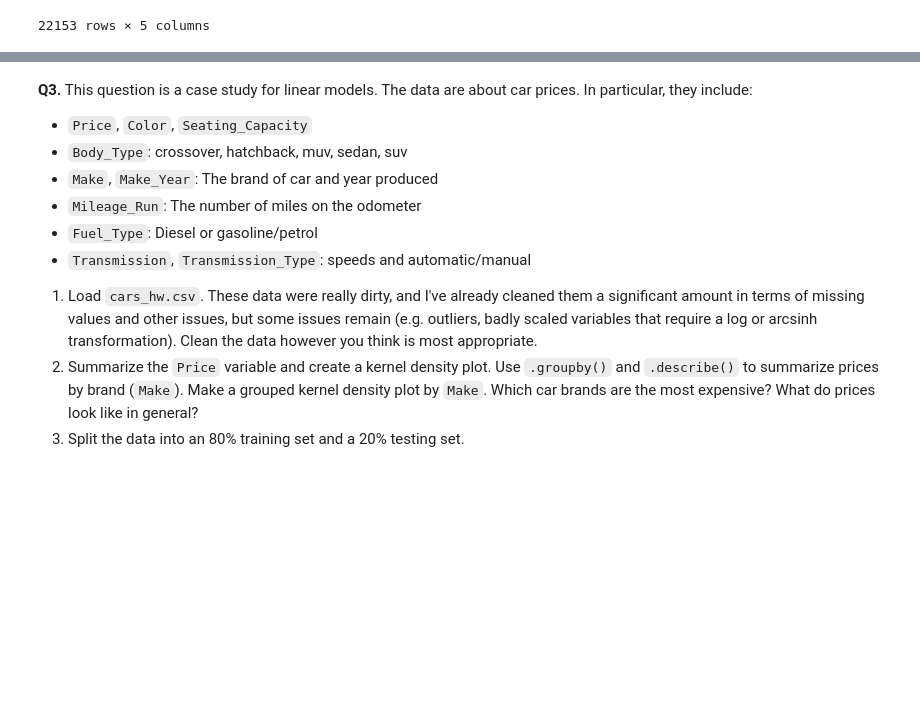
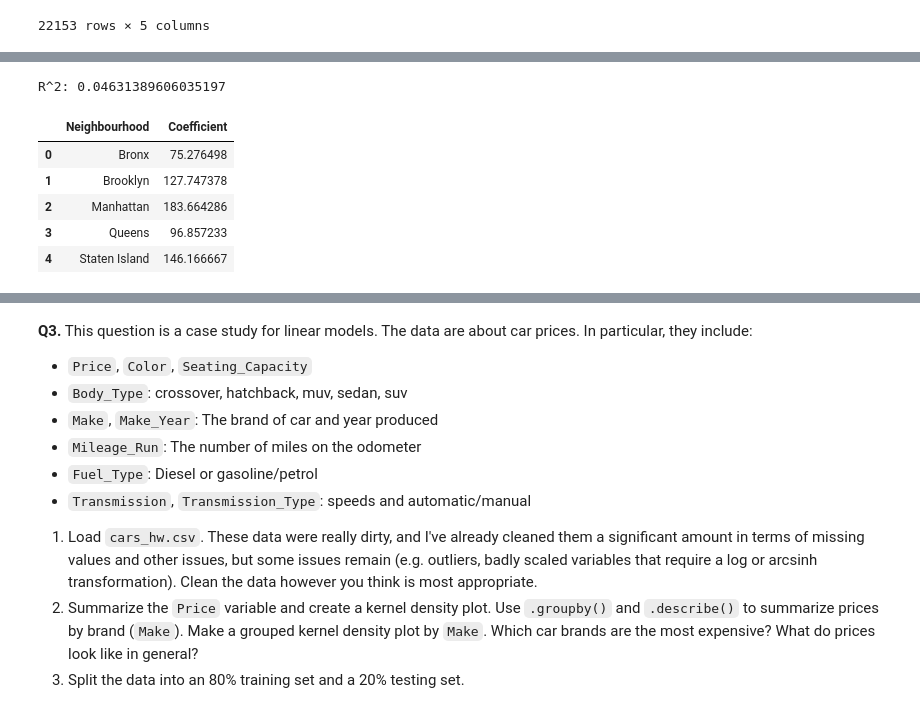
Before and after one commit to jac7az/linearModels, a Jupyter notebook: assignment/assignment.ipynb, the cells around one changed output, grey strips where cells are left out. Saved outputs shown, nothing was run; the diff lists cells and outputs as text; code cells hidden in the pictures; blank space fills up the shorter version.

```diff
--- a/assignment/assignment.ipynb
+++ b/assignment/assignment.ipynb
@@ -80,0 +93,18 @@ plt.show()
+# %%
+#Q2
+x=pd.get_dummies(q['Neighbourhood'],dtype='int')
+y=q['Price']
+reg=LinearRegression(fit_intercept=False).fit(x,y)
+print("R^2:",reg.score(x,y))
+pd.DataFrame({"Neighbourhood":reg.feature_names_in_,'Coefficient':reg.coef_})
+
+#The coefficients match the price averages exactly.
+#The coefficients in a regression of a continuous variable is the average for each possible entry in the categorical variable
+# %% [output]
+R^2: 0.04631389606035197
+|  | Neighbourhood | Coefficient |
+| 0 | Bronx | 75.276498 |
+| 1 | Brooklyn | 127.747378 |
+| 2 | Manhattan | 183.664286 |
+| 3 | Queens | 96.857233 |
+| 4 | Staten Island | 146.166667 |
```
Also changed, not shown: parts of 4 cells of this notebook.
